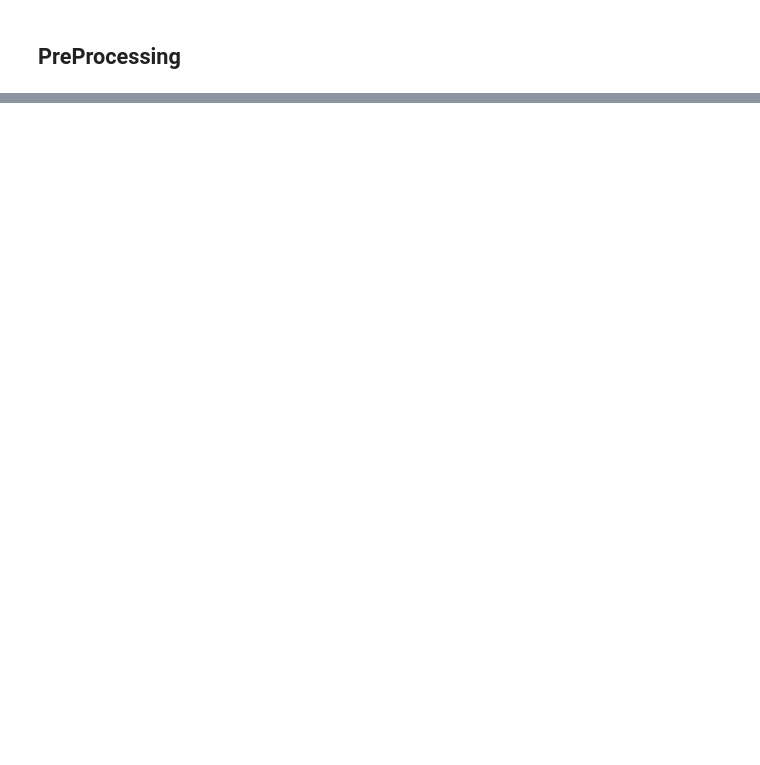
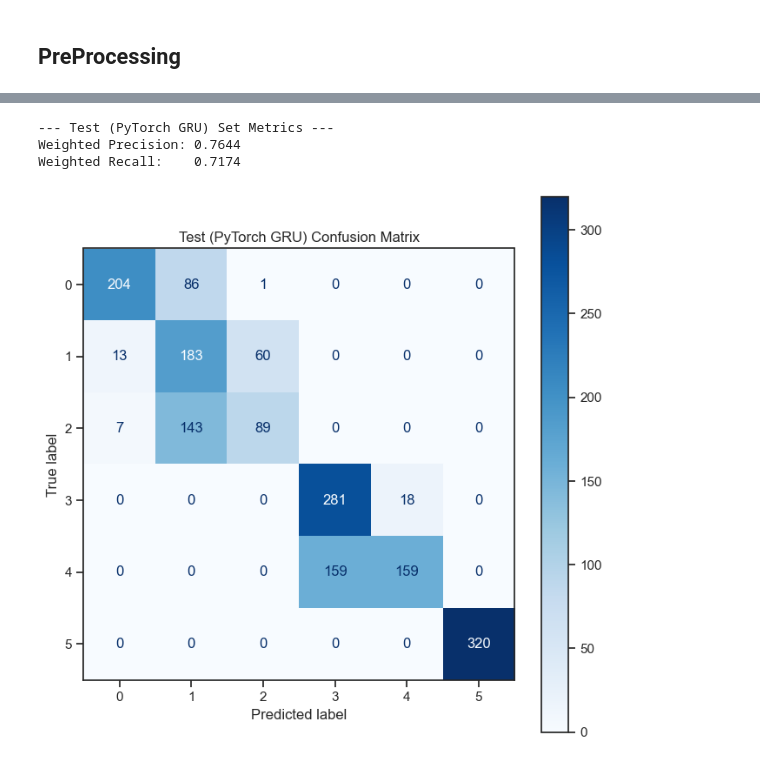
Before and after one commit to ShambaC/Deep-Learning-Lab-AI69202, a Jupyter notebook: Class 7/25AI92F02_Assignment7.ipynb, the cells around one changed output, grey strips where cells are left out. Cells and saved outputs as stored; diff of their text form; code cells hidden in the pictures; blank space fills up the shorter version.

```diff
--- a/Class 7/25AI92F02_Assignment7.ipynb
+++ b/Class 7/25AI92F02_Assignment7.ipynb
@@ -182,0 +528,8 @@ X_test_final_scaled = scaler.transform(X_test_final)
+# %%
+# Evaluate the PyTorch GRU model on Test set
+pytorch_metrics = evaluate_model(pytorch_model, test_loader, "Test (PyTorch GRU)")
+# %% [output]
+--- Test (PyTorch GRU) Set Metrics ---
+Weighted Precision: 0.7644
+Weighted Recall:    0.7174
+[figure, added]
```
Also changed, not shown: parts of 19 cells of this notebook, 2 other files.
